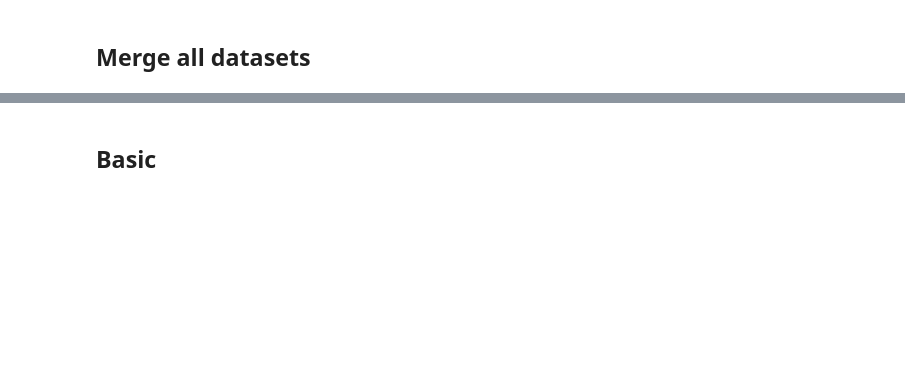
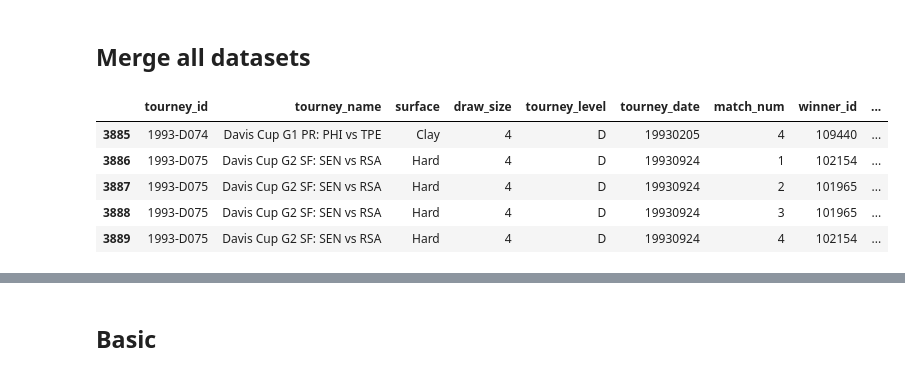
Before and after one commit to ilangurudev/tennis_big4, a Jupyter notebook: data/atp_matches_concat.ipynb, the cells around one changed output, grey strips where cells are left out. Drawn from its saved outputs; the diff is of its cells as text; code cells hidden in the pictures; blank space fills up the shorter version.

```diff
--- a/data/atp_matches_concat.ipynb
+++ b/data/atp_matches_concat.ipynb
@@ -17,3 +17,12 @@ all_files = glob.glob(os.path.join(path, "*.csv"))
 # %%
 frame = pd.DataFrame()
 df = pd.concat((pd.read_csv(f) for f in all_files))
+# %%
+df.tail()
+# %% [output]
+|  | tourney_id | tourney_name | surface | draw_size | tourney_level | tourney_date | match_num | winner_id | ... |
+| 3885 | 1993-D074 | Davis Cup G1 PR: PHI vs TPE | Clay | 4 | D | 19930205 | 4 | 109440 | ... |
+| 3886 | 1993-D075 | Davis Cup G2 SF: SEN vs RSA | Hard | 4 | D | 19930924 | 1 | 102154 | ... |
+| 3887 | 1993-D075 | Davis Cup G2 SF: SEN vs RSA | Hard | 4 | D | 19930924 | 2 | 101965 | ... |
+| 3888 | 1993-D075 | Davis Cup G2 SF: SEN vs RSA | Hard | 4 | D | 19930924 | 3 | 101965 | ... |
+| 3889 | 1993-D075 | Davis Cup G2 SF: SEN vs RSA | Hard | 4 | D | 19930924 | 4 | 102154 | ... |
```
Also changed, not shown: parts of 5 cells of this notebook, 3 other files.
